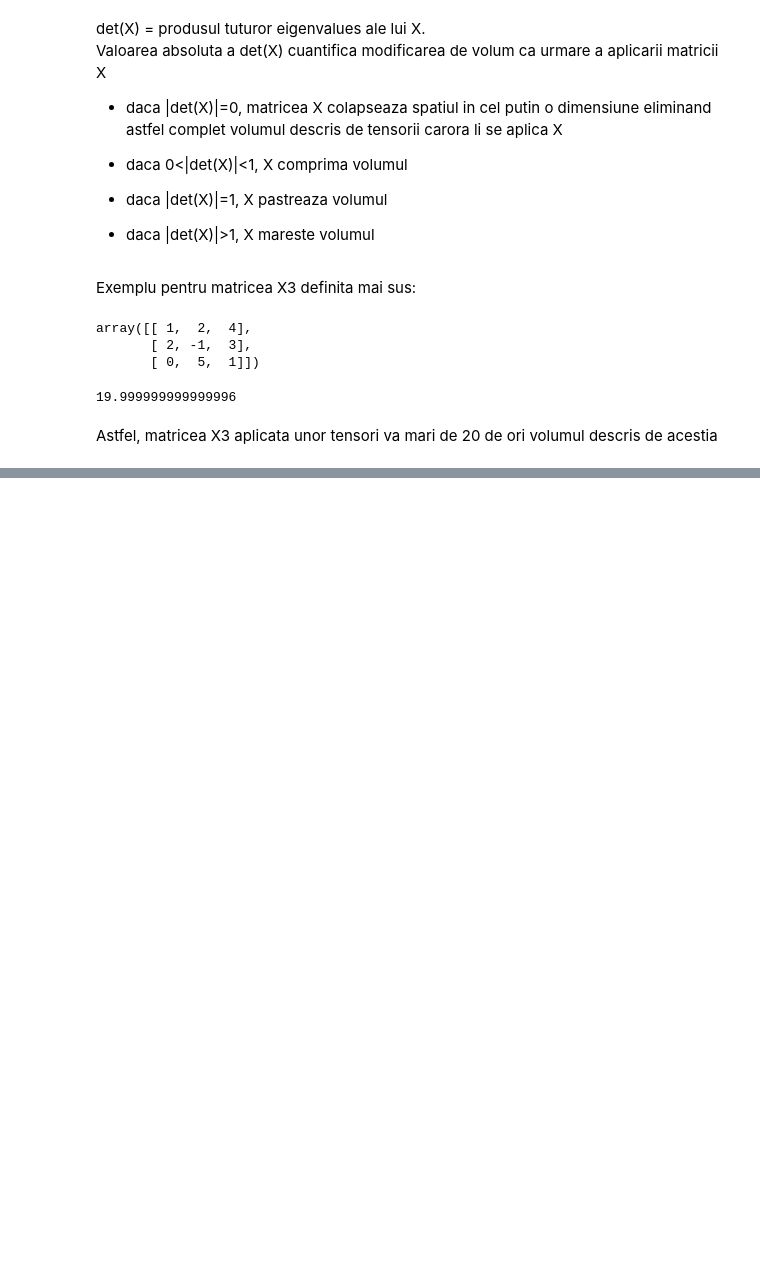
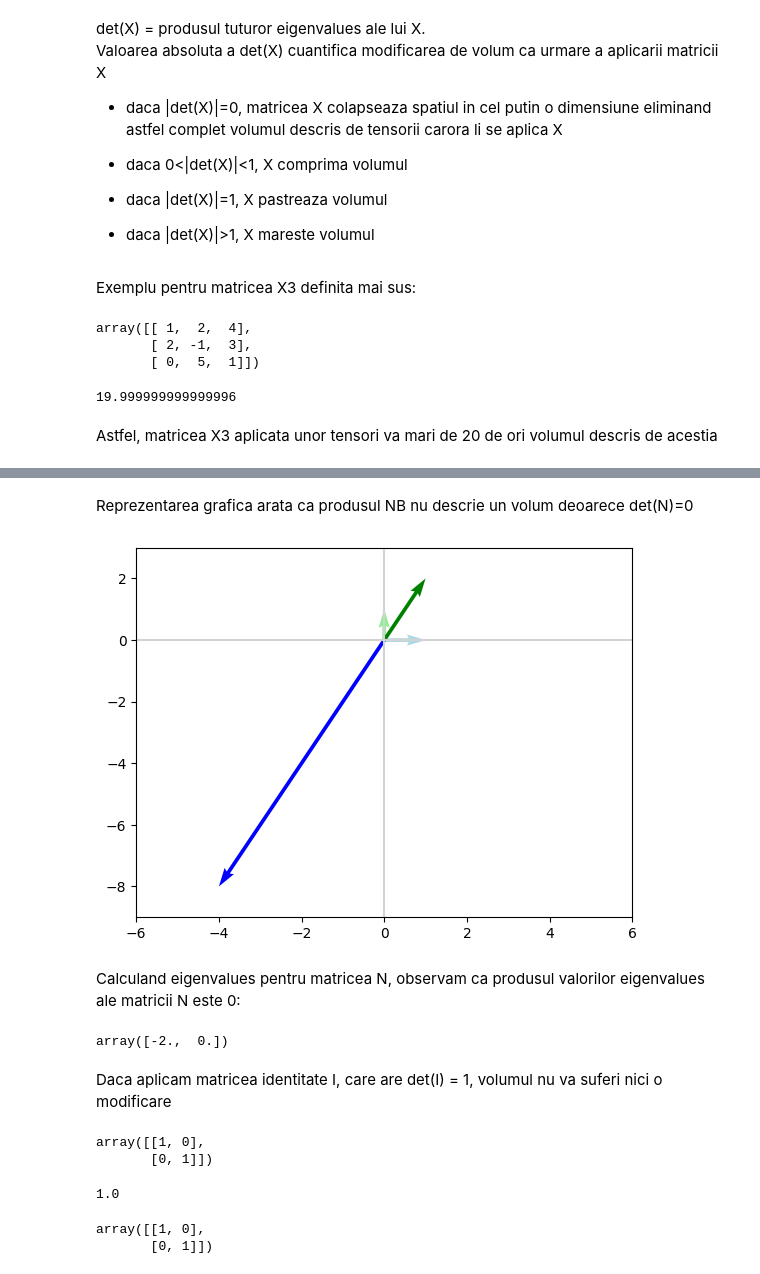
Before and after one commit to klauss1977/ML, a Jupyter notebook: determinants-exercises.ipynb, the cells around one changed output, grey strips where cells are left out. Saved outputs shown, nothing was run; the diff lists cells and outputs as text; code cells hidden in the pictures; blank space fills up the shorter version.

```diff
--- a/determinants-exercises.ipynb
+++ b/determinants-exercises.ipynb
@@ -115,0 +158,34 @@ NameError: ignored
+# %% [markdown]
+Reprezentarea grafica arata ca produsul NB nu descrie un volum deoarece det(N)=0
+# %%
+plot_vectors([vectorfy(B,0), vectorfy(B,1), vectorfy(NB,0), vectorfy(NB,1)],
+             ['lightblue', 'lightgreen', 'blue', 'green'])
+plt.xlim(-6,6)
+_ = plt.ylim(-9,3)
+# %% [output]
+[figure, added]
+# %% [markdown]
+Calculand eigenvalues pentru matricea N, observam ca produsul valorilor eigenvalues ale matricii N este 0:
+# %%
+lambdas, V = np.linalg.eig(N)
+lambdas
+# %% [output]
+array([-2.,  0.])
+# %% [markdown]
+Daca aplicam matricea identitate I, care are det(I) = 1, volumul nu va suferi nici o modificare
+# %%
+I=np.array([[1,0],[0,1]])
+I
+# %% [output]
+array([[1, 0],
+       [0, 1]])
+# %%
+np.linalg.det(I)
+# %% [output]
+1.0
+# %%
+IB=np.dot(I,B)
+IB
+# %% [output]
+array([[1, 0],
+       [0, 1]])
```
Also changed, not shown: parts of 33 cells of this notebook.
